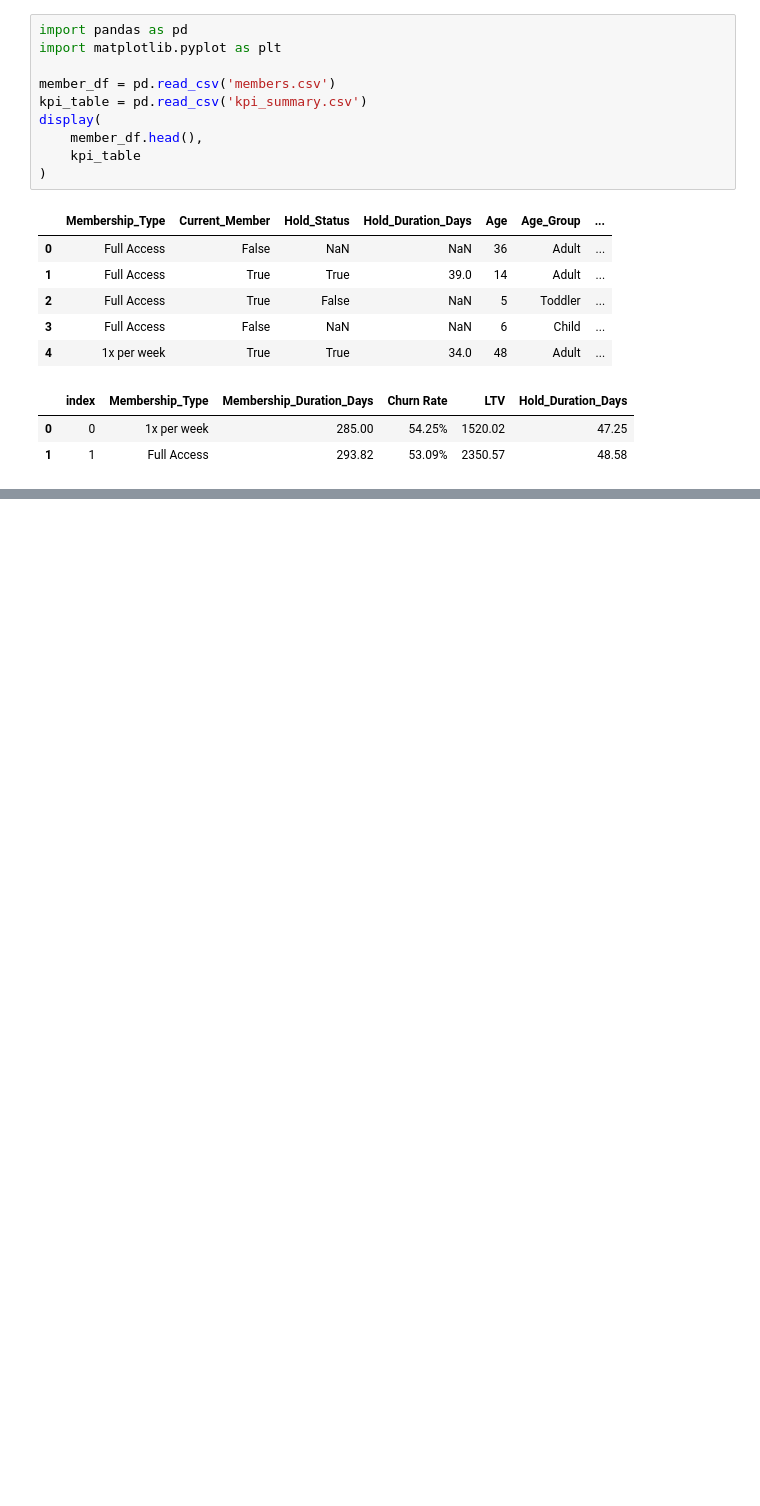
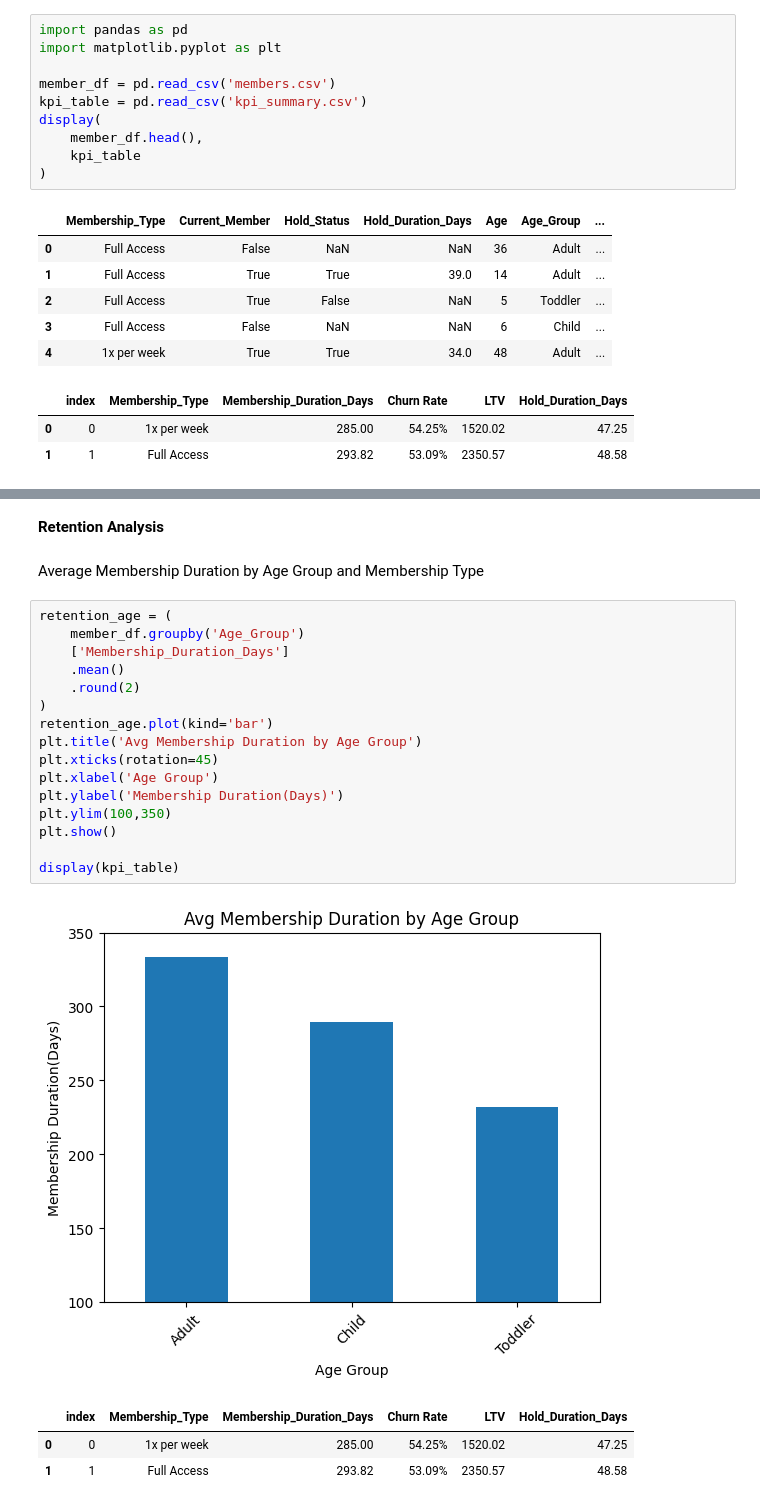
Before and after one commit to NMcPherson97/BJJ-Membership-Analysis, a Jupyter notebook: memberanalysis.ipynb, the cells around one changed output, grey strips where cells are left out. Drawn from its saved outputs; the diff is of its cells as text; blank space fills up the shorter version.

```diff
--- a/memberanalysis.ipynb
+++ b/memberanalysis.ipynb
@@ -38,0 +71,25 @@ Full Access members generate significantly higher lifetime value than 1x-per-wee
+# %% [markdown]
+**Retention Analysis**
+# %% [markdown]
+Average Membership Duration by Age Group and Membership Type
+# %%
+retention_age = (
+    member_df.groupby('Age_Group')
+    ['Membership_Duration_Days']
+    .mean()
+    .round(2)
+)
+retention_age.plot(kind='bar')
+plt.title('Avg Membership Duration by Age Group')
+plt.xticks(rotation=45)
+plt.xlabel('Age Group')
+plt.ylabel('Membership Duration(Days)')
+plt.ylim(100,350)
+plt.show()
+
+display(kpi_table)
+# %% [output]
+[figure, added]
+|  | index | Membership_Type | Membership_Duration_Days | Churn Rate | LTV | Hold_Duration_Days |
+| 0 | 0 | 1x per week | 285.00 | 54.25% | 1520.02 | 47.25 |
+| 1 | 1 | Full Access | 293.82 | 53.09% | 2350.57 | 48.58 |
```
Also changed, not shown: parts of 20 cells of this notebook, 1 other file.
